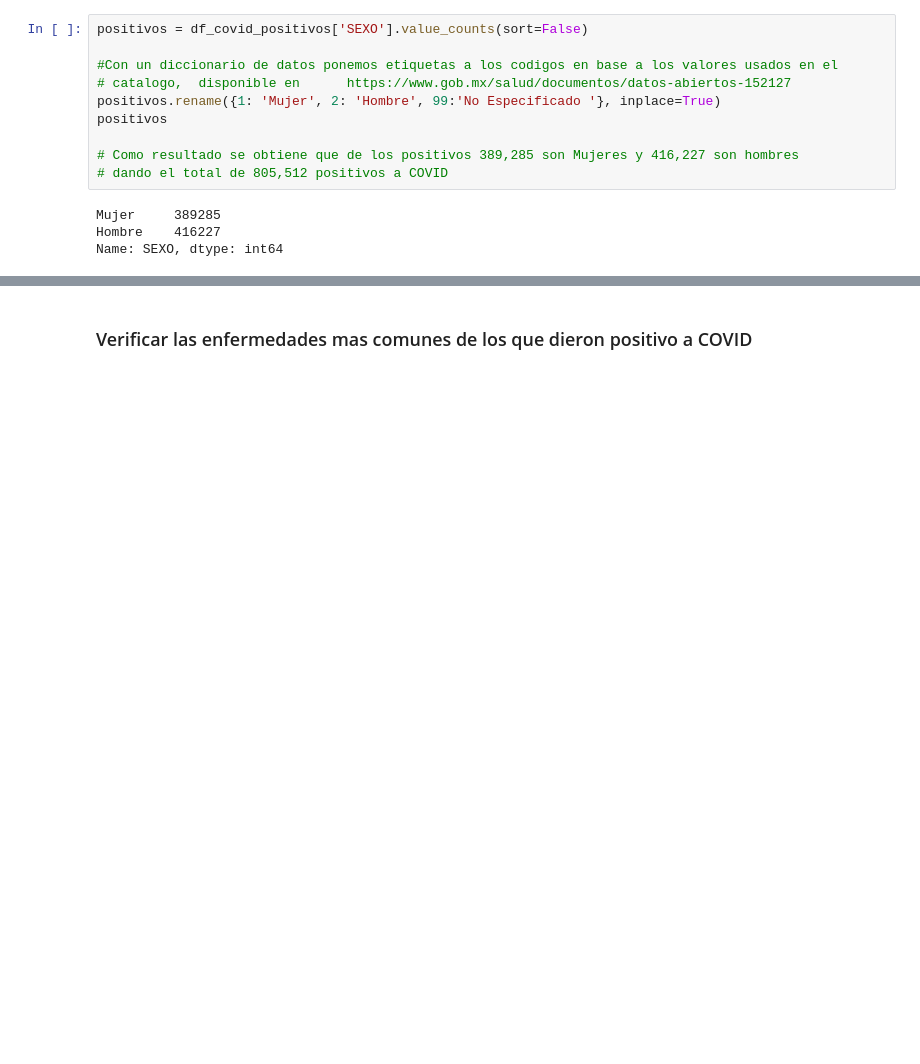
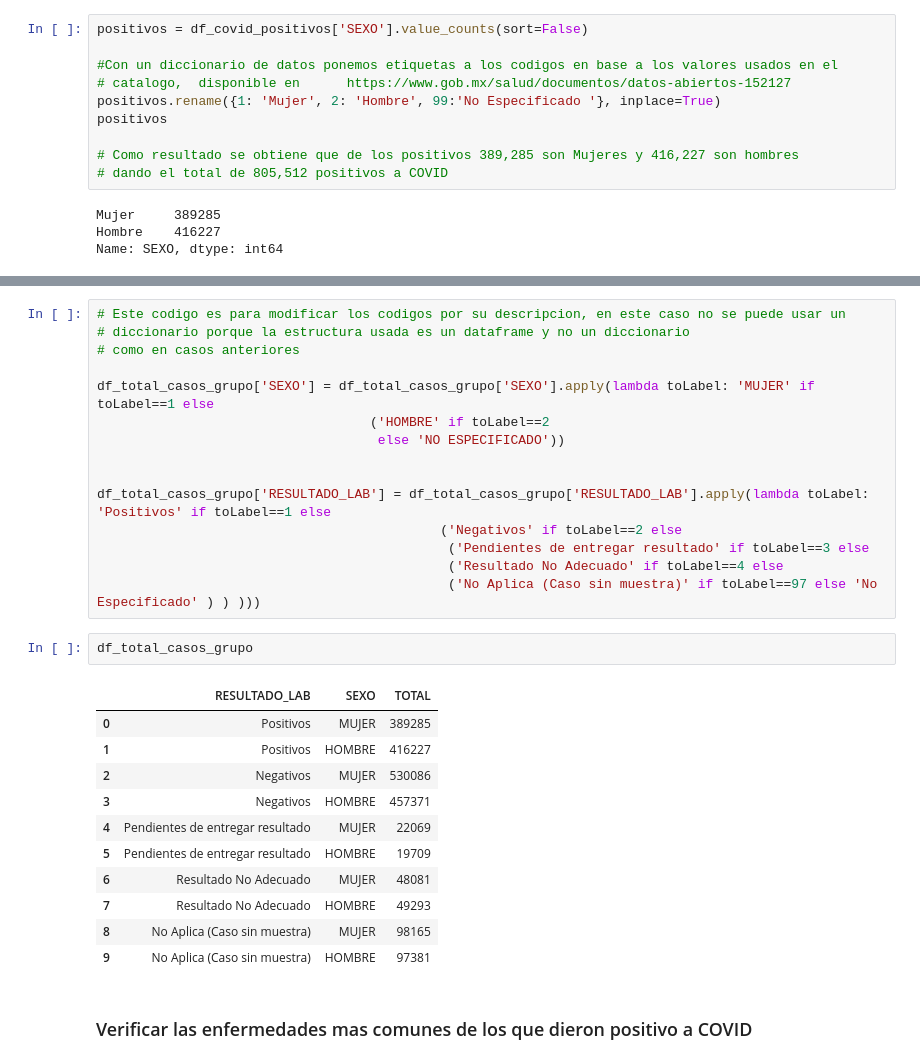
Before and after one commit to JoseGabriel-ITD/Analisis, a Jupyter notebook: covid19_1.ipynb, the cells around one changed output, grey strips where cells are left out. Cells and saved outputs as stored; diff of their text form; blank space fills up the shorter version.

```diff
--- a/covid19_1.ipynb
+++ b/covid19_1.ipynb
@@ -172,3 +204,32 @@ df_total_casos_grupo = df.groupby(['RESULTADO_LAB','SEXO']).size().reset_index(n
+# %%
+# Este codigo es para modificar los codigos por su descripcion, en este caso no se puede usar un
+# diccionario porque la estructura usada es un dataframe y no un diccionario
+# como en casos anteriores
+
+df_total_casos_grupo['SEXO'] = df_total_casos_grupo['SEXO'].apply(lambda toLabel: 'MUJER' if toLabel==1 else
+                                   ('HOMBRE' if toLabel==2
+                                    else 'NO ESPECIFICADO'))
+
+
+df_total_casos_grupo['RESULTADO_LAB'] = df_total_casos_grupo['RESULTADO_LAB'].apply(lambda toLabel: 'Positivos' if toLabel==1 else
+                                            ('Negativos' if toLabel==2 else
+                                             ('Pendientes de entregar resultado' if toLabel==3 else
+                                             ('Resultado No Adecuado' if toLabel==4 else
+                                             ('No Aplica (Caso sin muestra)' if toLabel==97 else 'No Especificado' ) ) )))
+# %%
+df_total_casos_grupo
+# %% [output]
+|  | RESULTADO_LAB | SEXO | TOTAL |
+| 0 | Positivos | MUJER | 389285 |
+| 1 | Positivos | HOMBRE | 416227 |
+| 2 | Negativos | MUJER | 530086 |
+| 3 | Negativos | HOMBRE | 457371 |
+| 4 | Pendientes de entregar resultado | MUJER | 22069 |
+| 5 | Pendientes de entregar resultado | HOMBRE | 19709 |
+| 6 | Resultado No Adecuado | MUJER | 48081 |
+| 7 | Resultado No Adecuado | HOMBRE | 49293 |
+| 8 | No Aplica (Caso sin muestra) | MUJER | 98165 |
+| 9 | No Aplica (Caso sin muestra) | HOMBRE | 97381 |
 # %% [markdown]
 ### Verificar las enfermedades mas comunes de los que dieron positivo a COVID
 # %%
```
Also changed, not shown: parts of 4 cells of this notebook.
